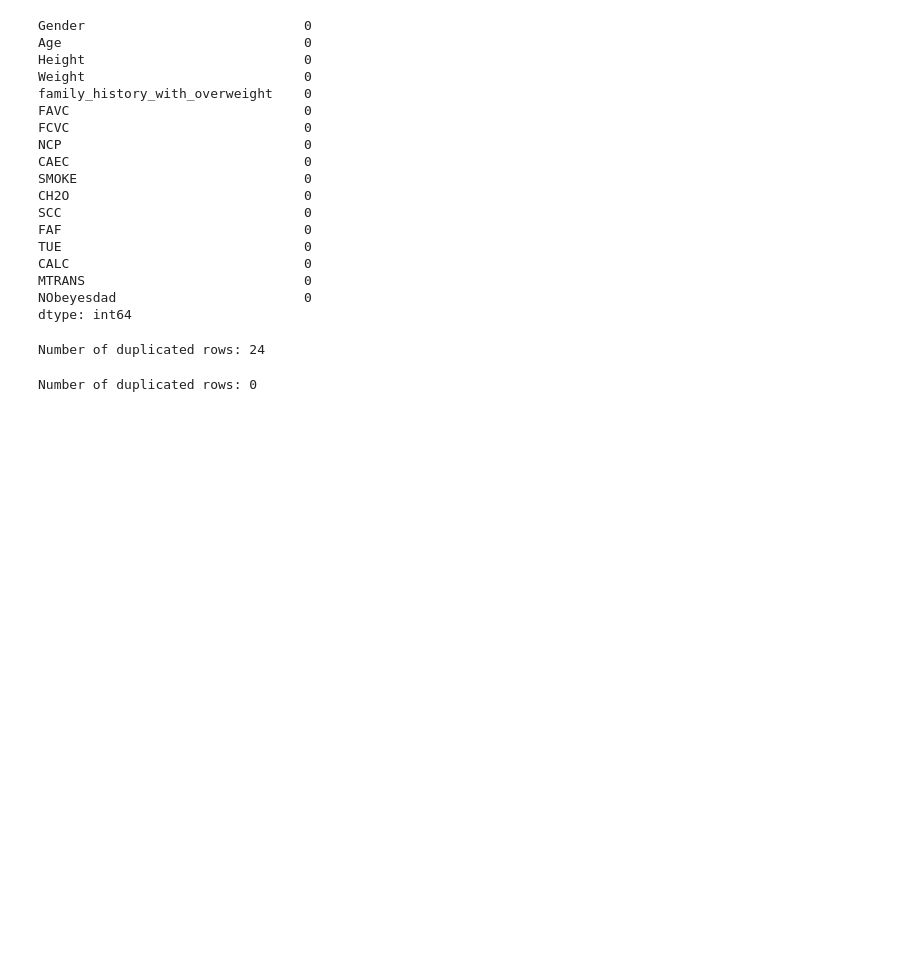
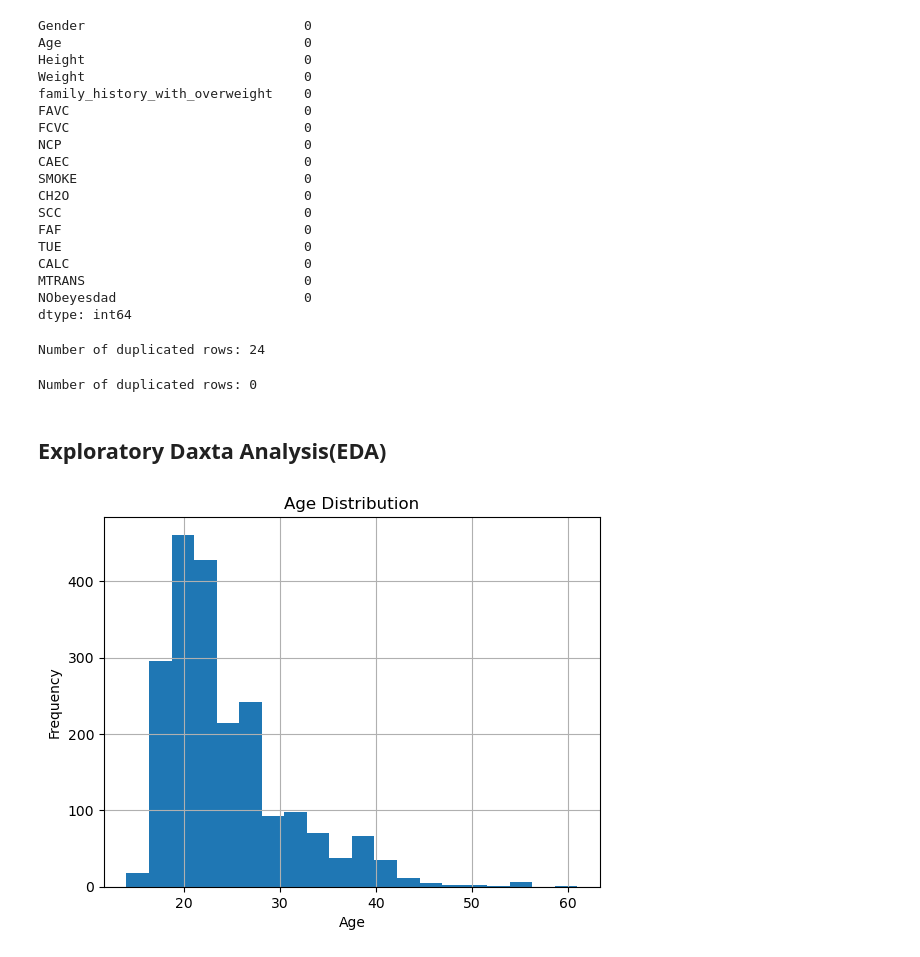
Before and after one commit to 2022179/FinalCAPSI179, a Jupyter notebook: Obesity.ipynb, the cells around one changed output. Drawn from its saved outputs; the diff is of its cells as text; code cells hidden in the pictures; blank space fills up the shorter version.

Commit message:
EDA
First two plots added to visualize some part of the data

```diff
--- a/Obesity.ipynb
+++ b/Obesity.ipynb
@@ -67,3 +67,13 @@ dup_count = df.duplicated().sum()
 print("Number of duplicated rows:", dup_count)
 # %% [output]
 Number of duplicated rows: 0
+# %% [markdown]
+## Exploratory Daxta Analysis(EDA)
+# %%
+df['Age'].hist(bins=20)
+plt.title("Age Distribution")
+plt.xlabel("Age")
+plt.ylabel("Frequency")
+plt.show()
+# %% [output]
+[figure, added]
```
Also changed, not shown: parts of 3 cells of this notebook.
